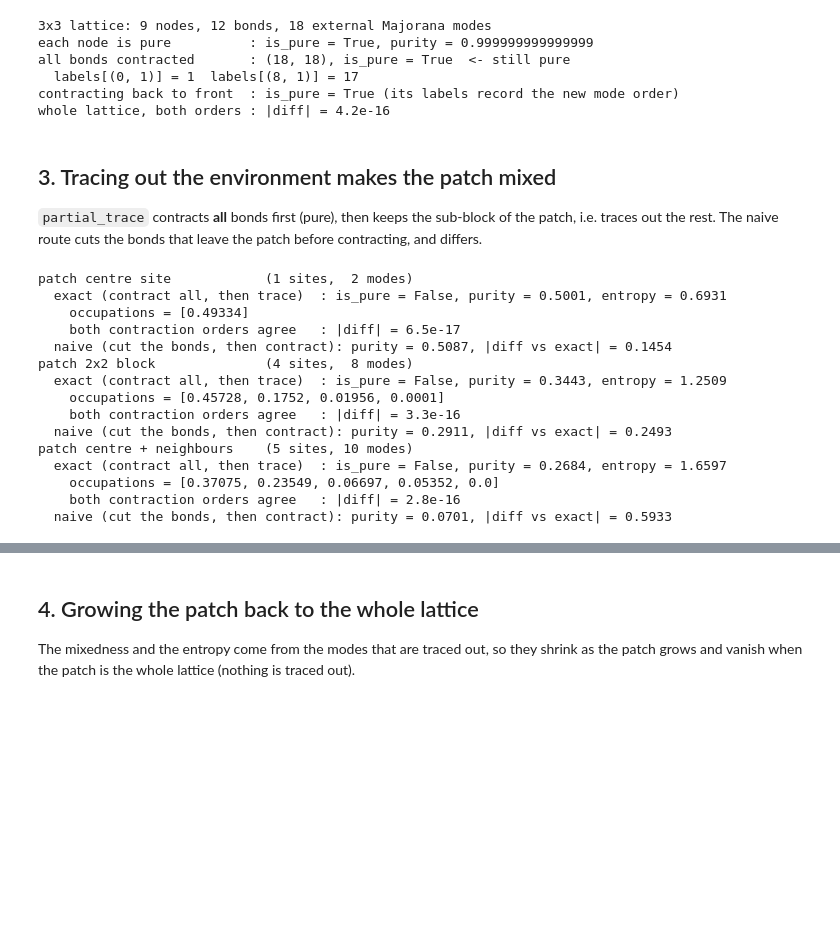
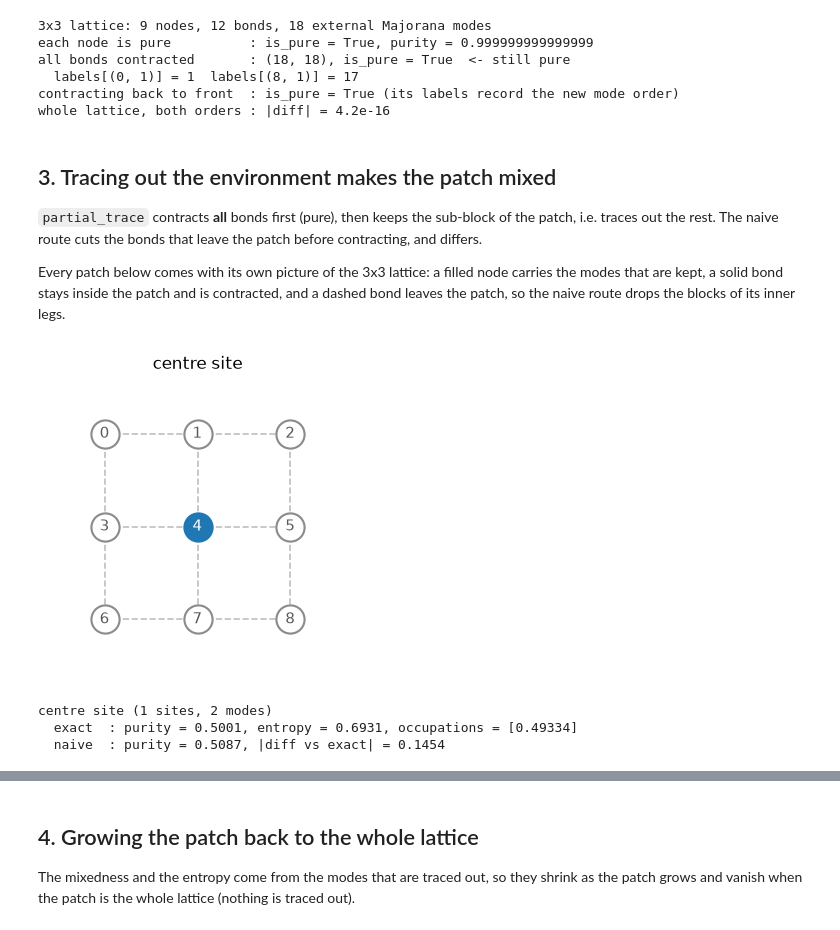
Before and after one commit to Jumqyc/dmrg, a Jupyter notebook: playground/square_lattice_patch.ipynb, the cells around one changed output, grey strips where cells are left out. Cells and saved outputs as stored; diff of their text form; code cells hidden in the pictures; blank space fills up the shorter version.

```diff
--- a/playground/square_lattice_patch.ipynb
+++ b/playground/square_lattice_patch.ipynb
@@ -45,7 +39,7 @@ from torch import Tensor
 
 from base import CUDA
 from FreeFermion.GfPEPS import Bond, Graph, GfPEPS
-from FreeFermion.linalg import entropy, is_pure, occupations, purity
+from FreeFermion.linalg import RandPureCov, entropy, is_pure, occupations, purity
 
 
 def square_lattice(size: int, ext_dim: int = 2, bond_dim: int = 2,
@@ -92,7 +86,7 @@ def cut_patch_covariance(state: GfPEPS, sites: list[int]) -> Tensor:
              if bond.first in inside and bond.second in inside]
     tensors, ext_dim = [], []
     for node in inside:
-        legs = [None] + [bond for bond in state.connected_nodes(node) if bond in bonds]
+        legs = [None] + [bond for bond in state.graph.bonds(node) if bond in bonds]
         tensors.append(state[node].assemble(legs))
         ext_dim.append(state.ext_dim[node])
     labels = {node: index for index, node in enumerate(inside)}
@@ -135,33 +129,7 @@ whole lattice, both orders : |diff| = 4.2e-16
 `partial_trace` contracts **all** bonds first (pure), then keeps the sub-block of the patch,
 i.e. traces out the rest. The naive route cuts the bonds that leave the patch before
 contracting, and differs.
+
+Every patch below comes with its own picture of the 3x3 lattice: a filled node carries the
+modes that are kept, a solid bond stays inside the patch and is contracted, and a dashed bond
+leaves the patch, so the naive route drops the blocks of its inner legs.
-# %%
-for patch, name in [([4], 'centre site'), ([3, 4, 6, 7], '2x2 block'),
-                     ([1, 3, 4, 5, 7], 'centre + neighbours')]:
-    exact = lattice.partial_trace(patch)
-    from_the_end = lattice.partial_trace(patch, from_end=True)
-    naive = cut_patch_covariance(lattice, patch)
-    print(f'patch {name:22s} ({len(patch)} sites, {exact.shape[0]:2d} modes)')
-    print('  exact (contract all, then trace)  : is_pure = %s, purity = %.4f, entropy = %.4f'
-          % (is_pure(exact), purity(exact), entropy(exact)))
-    print('    occupations = %s' % [round(float(x), 5) for x in occupations(exact)])
-    print('    both contraction orders agree   : |diff| = %.1e'
-          % float((exact - from_the_end).abs().max()))
-    print('  naive (cut the bonds, then contract): purity = %.4f, |diff vs exact| = %.4f'
-          % (purity(naive), float((exact - naive).abs().max())))
-# %% [output]
-patch centre site            (1 sites,  2 modes)
-  exact (contract all, then trace)  : is_pure = False, purity = 0.5001, entropy = 0.6931
-    occupations = [0.49334]
-    both contraction orders agree   : |diff| = 6.5e-17
-  naive (cut the bonds, then contract): purity = 0.5087, |diff vs exact| = 0.1454
-patch 2x2 block              (4 sites,  8 modes)
-  exact (contract all, then trace)  : is_pure = False, purity = 0.3443, entropy = 1.2509
-    occupations = [0.45728, 0.1752, 0.01956, 0.0001]
-    both contraction orders agree   : |diff| = 3.3e-16
-  naive (cut the bonds, then contract): purity = 0.2911, |diff vs exact| = 0.2493
-patch centre + neighbours    (5 sites, 10 modes)
-  exact (contract all, then trace)  : is_pure = False, purity = 0.2684, entropy = 1.6597
-    occupations = [0.37075, 0.23549, 0.06697, 0.05352, 0.0]
-    both contraction orders agree   : |diff| = 2.8e-16
-  naive (cut the bonds, then contract): purity = 0.0701, |diff vs exact| = 0.5933
@@ -167,0 +183,16 @@ patch centre + neighbours    (5 sites, 10 modes)
+# %%
+patch = [4]
+draw_patches(lattice, size, [(patch, 'centre site')])
+
+exact = lattice.partial_trace(patch)
+naive = cut_patch_covariance(lattice, patch)
+print(f'centre site ({len(patch)} sites, {exact.shape[0]} modes)')
+print(f'  exact  : purity = {purity(exact):.4f}, entropy = {entropy(exact):.4f}, '
+      f'occupations = {[round(float(x), 5) for x in occupations(exact)]}')
+print(f'  naive  : purity = {purity(naive):.4f}, |diff vs exact| = '
+      f'{float((exact - naive).abs().max()):.4f}')
+# %% [output]
+[figure, added]
+centre site (1 sites, 2 modes)
+  exact  : purity = 0.5001, entropy = 0.6931, occupations = [0.49334]
+  naive  : purity = 0.5087, |diff vs exact| = 0.1454
```
Also changed, not shown: parts of 24 cells of this notebook, 12 other files.
